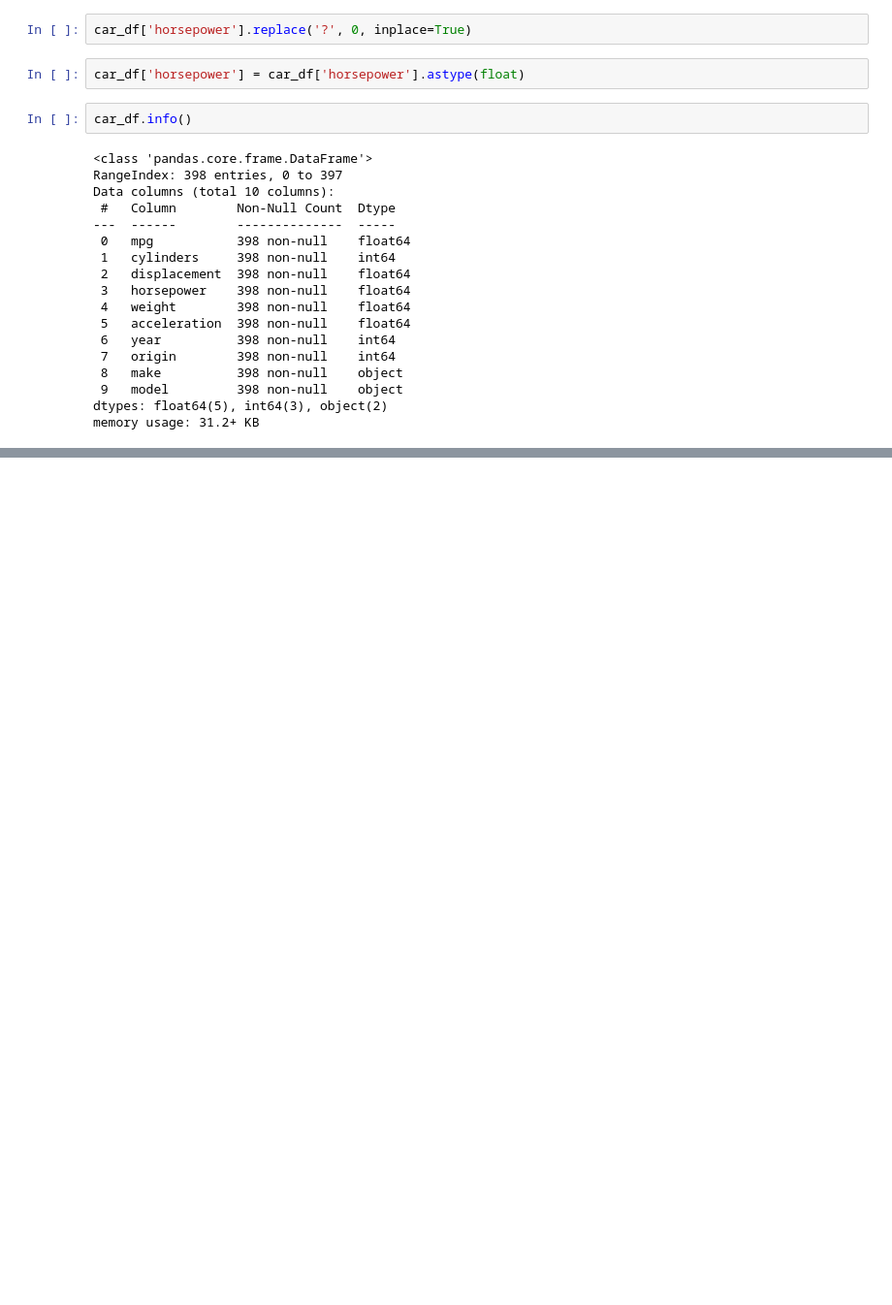
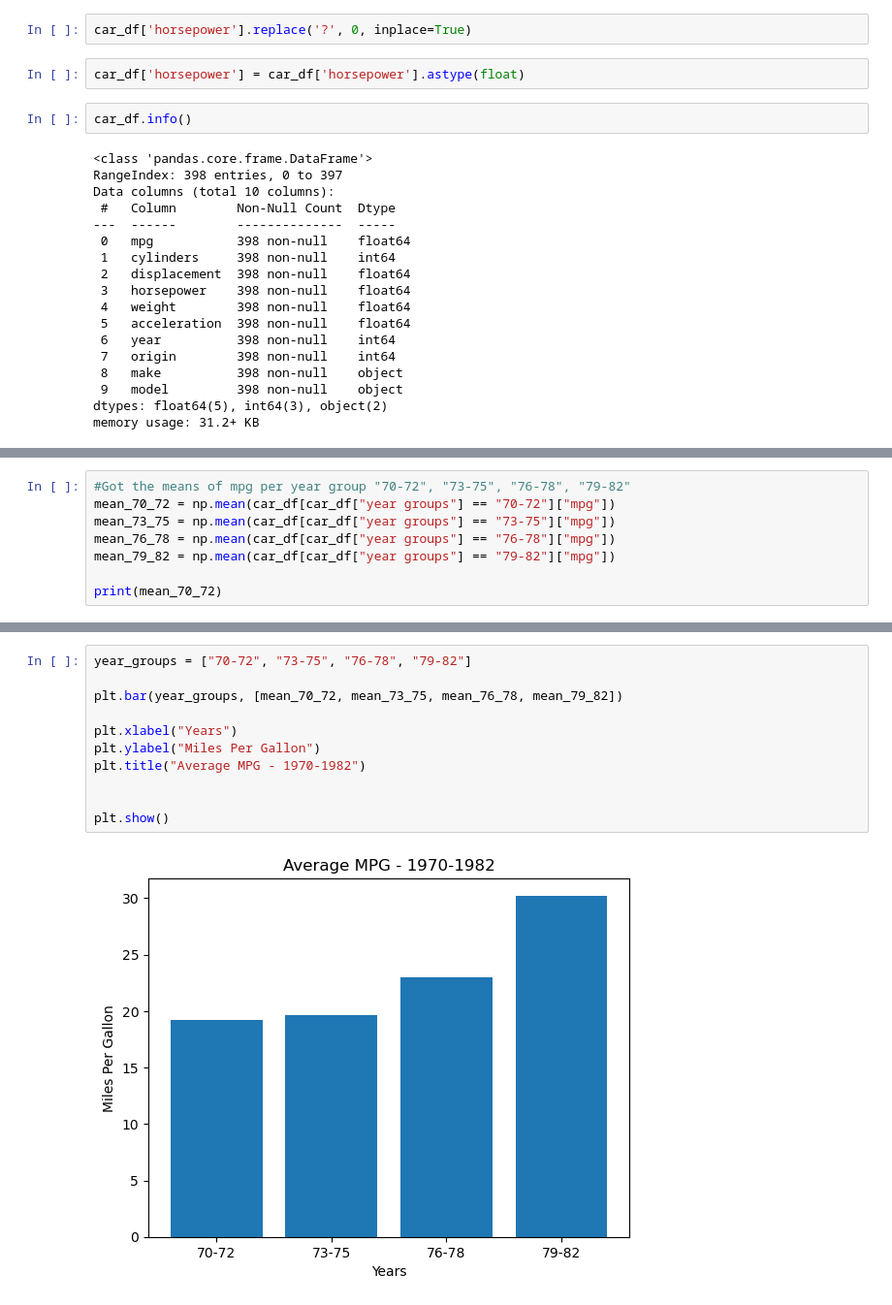
Before and after one commit to Jamison5/cars_case_study, a Jupyter notebook: testing.ipynb, the cells around one changed output, grey strips where cells are left out. Shown: that part at 97% size. Drawn from its saved outputs; the diff is of its cells as text; blank space fills up the shorter version.

Commit message:
means, dfs, bar

```diff
--- a/testing.ipynb
+++ b/testing.ipynb
@@ -95,0 +175,8 @@ memory usage: 31.2+ KB
+# %%
+#Got the means of mpg per year group "70-72", "73-75", "76-78", "79-82"
+mean_70_72 = np.mean(car_df[car_df["year groups"] == "70-72"]["mpg"])
+mean_73_75 = np.mean(car_df[car_df["year groups"] == "73-75"]["mpg"])
+mean_76_78 = np.mean(car_df[car_df["year groups"] == "76-78"]["mpg"])
+mean_79_82 = np.mean(car_df[car_df["year groups"] == "79-82"]["mpg"])
+
+print(mean_70_72)
@@ -95,0 +211,13 @@ memory usage: 31.2+ KB
+# %%
+year_groups = ["70-72", "73-75", "76-78", "79-82"]
+
+plt.bar(year_groups, [mean_70_72, mean_73_75, mean_76_78, mean_79_82])
+
+plt.xlabel("Years")
+plt.ylabel("Miles Per Gallon")
+plt.title("Average MPG - 1970-1982")
+
+
+plt.show()
+# %% [output]
+[figure, added]
```
Also changed, not shown: parts of 10 cells of this notebook.
